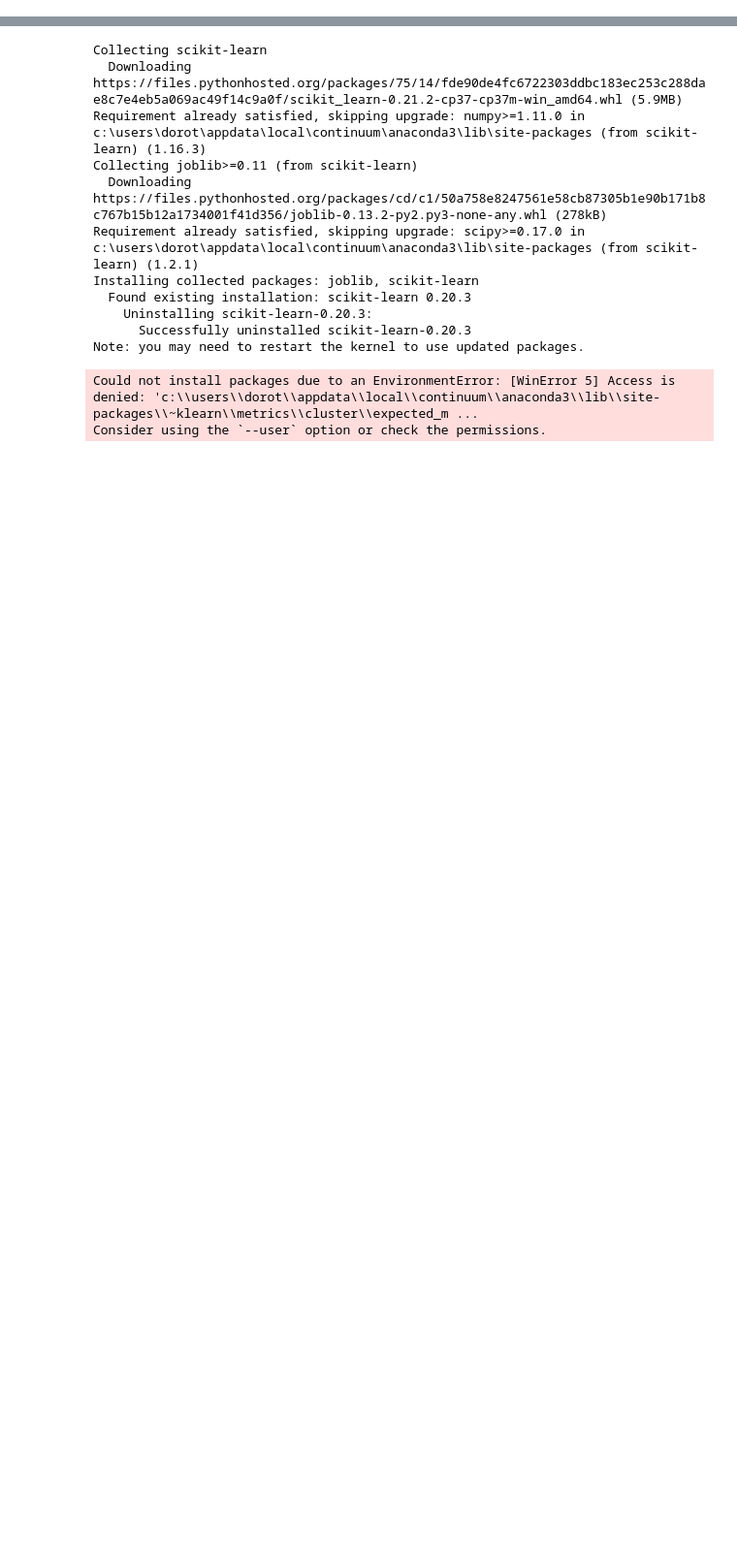
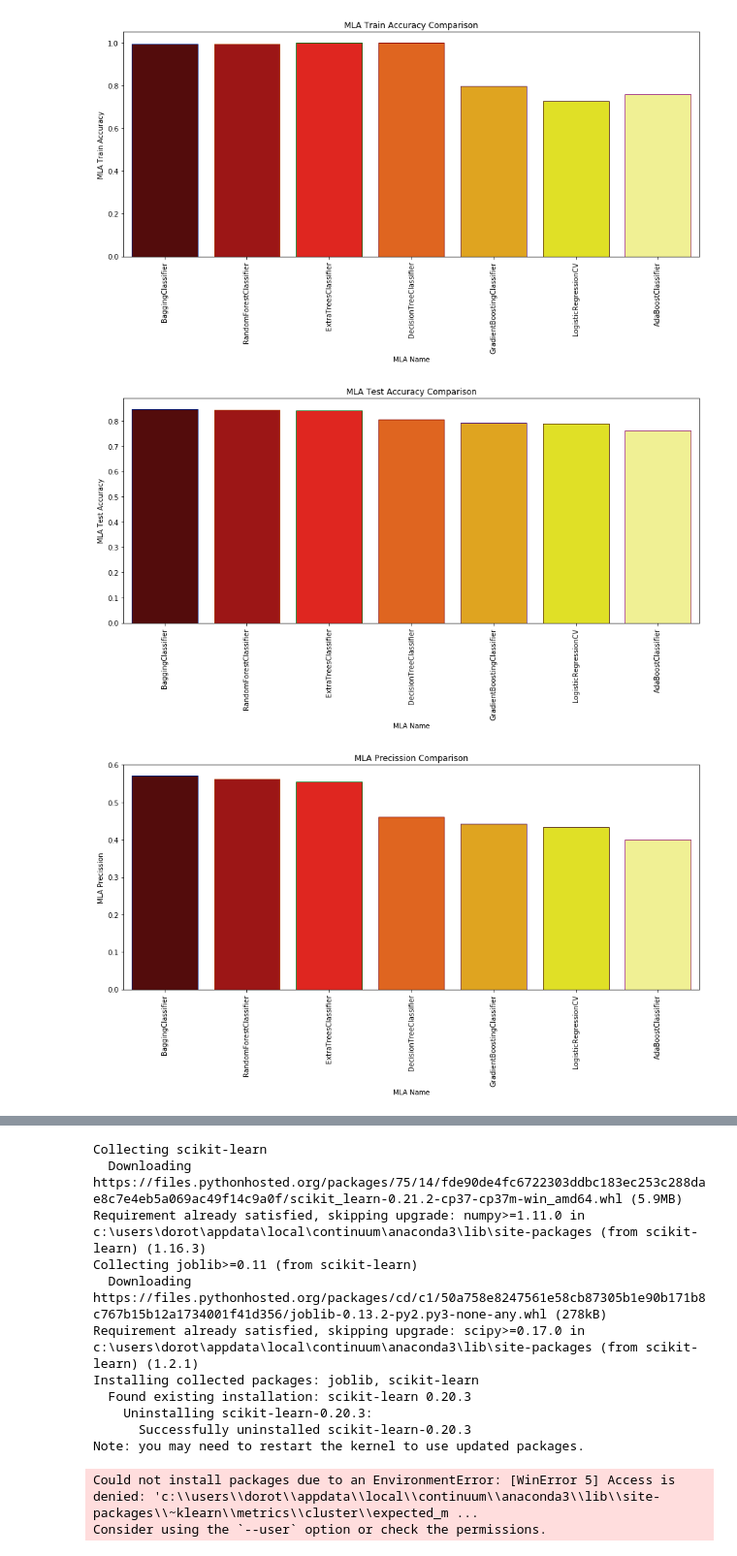
Before and after one commit to drajsel/Outliers, a Jupyter notebook: dokumentacija za Mozgalo/5_training_model.ipynb, the cells around one changed output, grey strips where cells are left out. Shown at 97% size. Drawn from its saved outputs; the diff is of its cells as text; code cells hidden in the pictures; blank space fills up the shorter version.

```diff
--- a/dokumentacija za Mozgalo/5_training_model.ipynb
+++ b/dokumentacija za Mozgalo/5_training_model.ipynb
@@ -97,0 +549,8 @@ student.to_csv('student.csv')
+# %%
+# SMOTE
+MLA_compare = compare_oversampling(True, False, x_train, y_train, x_test, y_test)
+MLA_compare
+# %% [output]
+[figure, added]
+[figure, added]
+[figure, added]
```
Also changed, not shown: parts of 76 cells of this notebook, 1 other file.
